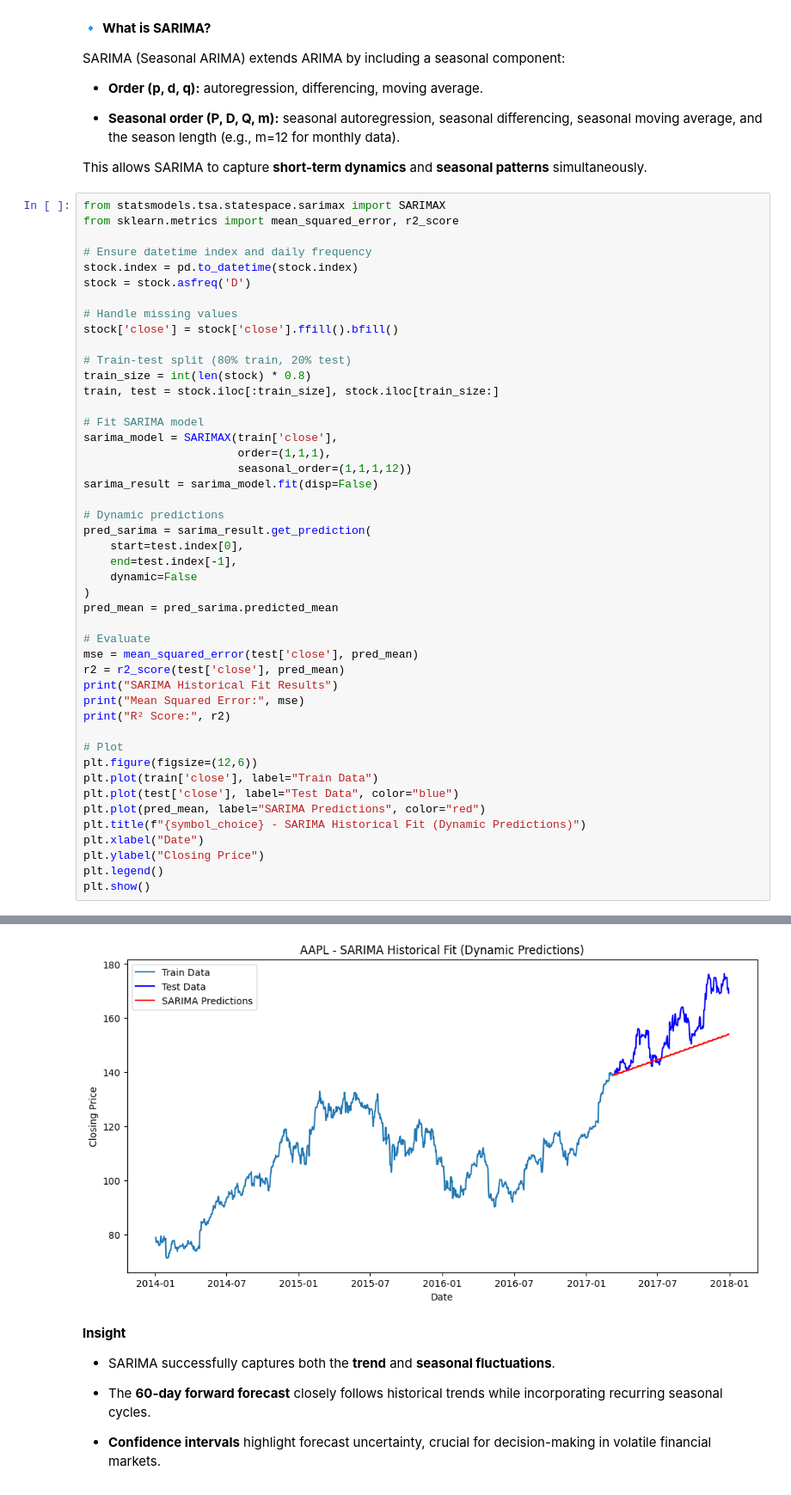
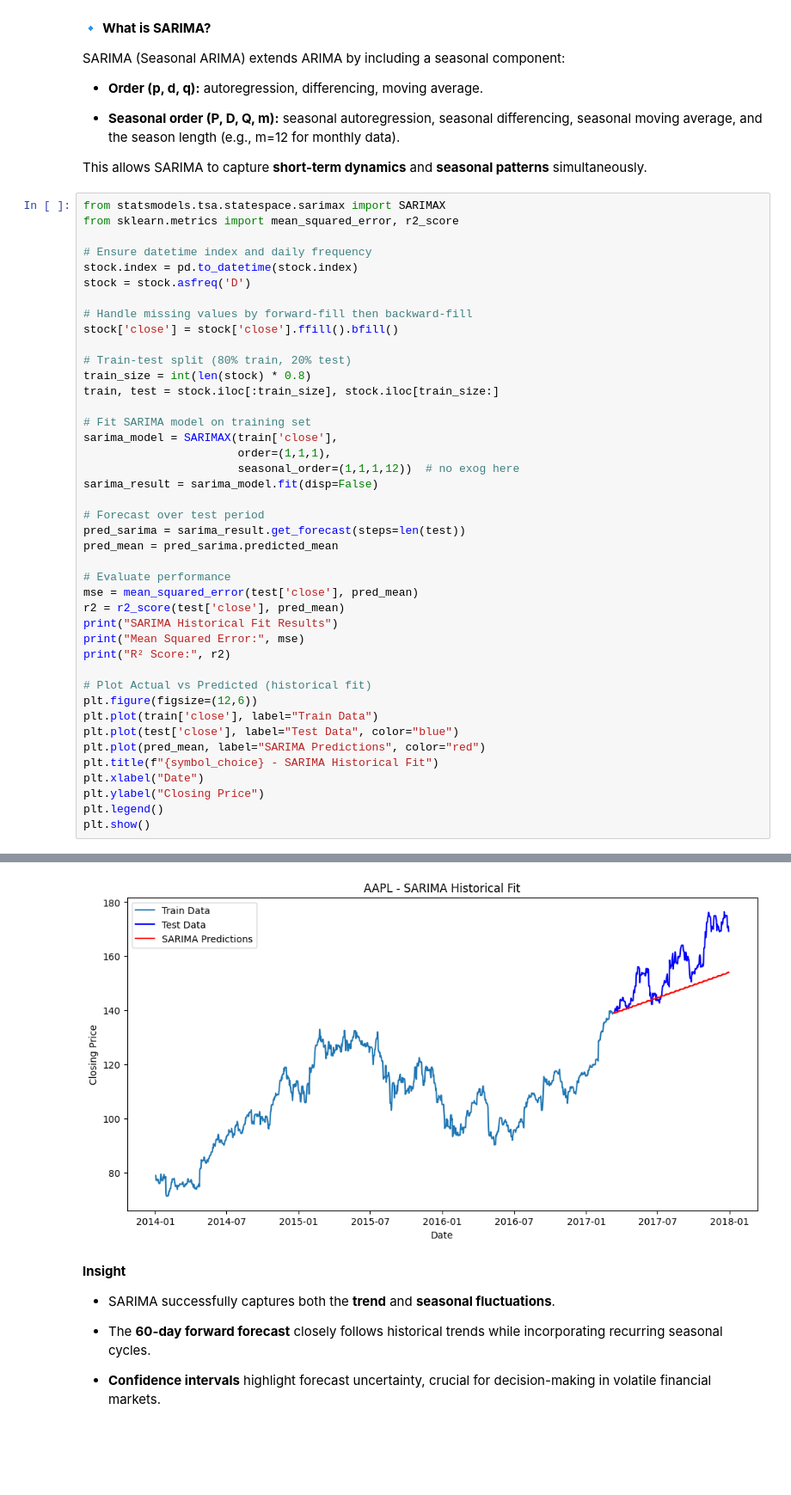
Before and after one commit to OcSpice/Time-Series-Analysis-Stock-Closing-Prices-, a Jupyter notebook: Time_Series_Analysis_Stock_Closing_Prices.ipynb, the cells around one changed output, grey strips where cells are left out. Shown at 86% size. Saved outputs shown, nothing was run; the diff lists cells and outputs as text; blank space fills up the shorter version.

```diff
--- a/Time_Series_Analysis_Stock_Closing_Prices.ipynb
+++ b/Time_Series_Analysis_Stock_Closing_Prices.ipynb
@@ -553,49 +549,45 @@ from sklearn.metrics import mean_squared_error, r2_score
 stock.index = pd.to_datetime(stock.index)
 stock = stock.asfreq('D')
 
-# Handle missing values
+# Handle missing values by forward-fill then backward-fill
 stock['close'] = stock['close'].ffill().bfill()
 
 # Train-test split (80% train, 20% test)
 train_size = int(len(stock) * 0.8)
 train, test = stock.iloc[:train_size], stock.iloc[train_size:]
 
-# Fit SARIMA model
+# Fit SARIMA model on training set
 sarima_model = SARIMAX(train['close'],
                        order=(1,1,1),
-                       seasonal_order=(1,1,1,12))
+                       seasonal_order=(1,1,1,12))  # no exog here
 sarima_result = sarima_model.fit(disp=False)
 
-# Dynamic predictions
-pred_sarima = sarima_result.get_prediction(
-    start=test.index[0],
-    end=test.index[-1],
-    dynamic=False
-)
+# Forecast over test period
+pred_sarima = sarima_result.get_forecast(steps=len(test))
 pred_mean = pred_sarima.predicted_mean
 
-# Evaluate
+# Evaluate performance
 mse = mean_squared_error(test['close'], pred_mean)
 r2 = r2_score(test['close'], pred_mean)
 print("SARIMA Historical Fit Results")
 print("Mean Squared Error:", mse)
 print("R² Score:", r2)
 
-# Plot
+# Plot Actual vs Predicted (historical fit)
 plt.figure(figsize=(12,6))
 plt.plot(train['close'], label="Train Data")
 plt.plot(test['close'], label="Test Data", color="blue")
 plt.plot(pred_mean, label="SARIMA Predictions", color="red")
-plt.title(f"{symbol_choice} - SARIMA Historical Fit (Dynamic Predictions)")
+plt.title(f"{symbol_choice} - SARIMA Historical Fit")
 plt.xlabel("Date")
 plt.ylabel("Closing Price")
 plt.legend()
 plt.show()
 # %% [output]
 SARIMA Historical Fit Results
 Mean Squared Error: 133.35664696752693
 R² Score: -0.18742860330171252
-[figure, old version]
+[figure, new version]
 # %% [markdown]
 **Insight**
 
```
Also changed, not shown: parts of 7 cells of this notebook.
